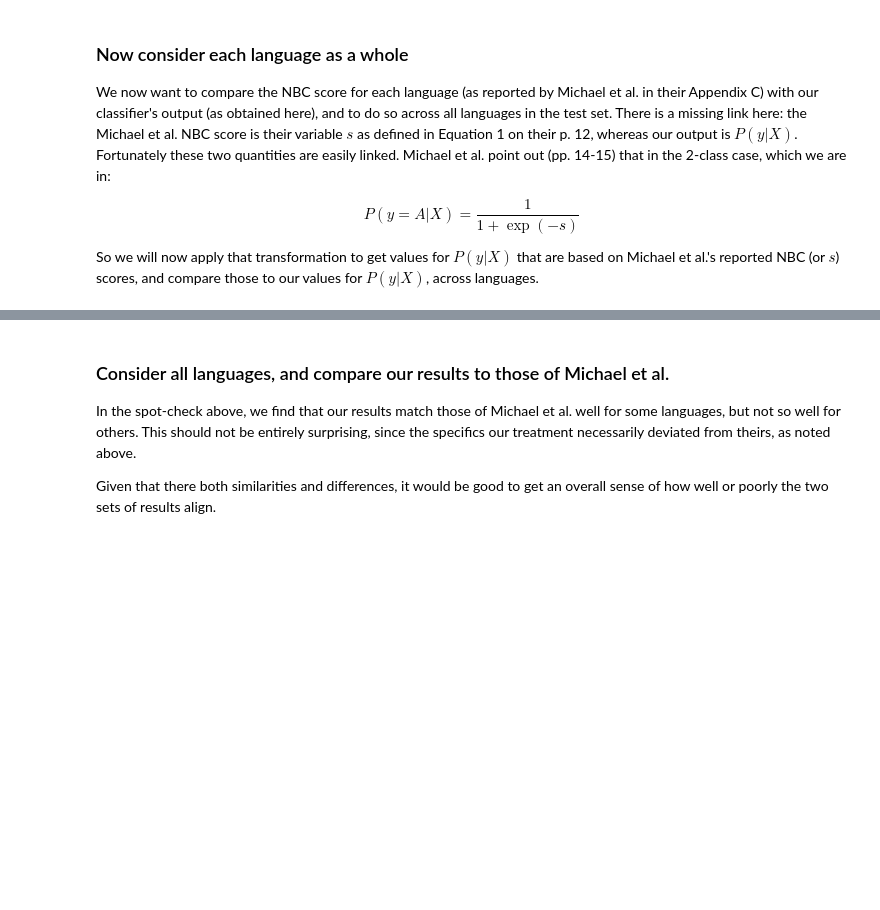
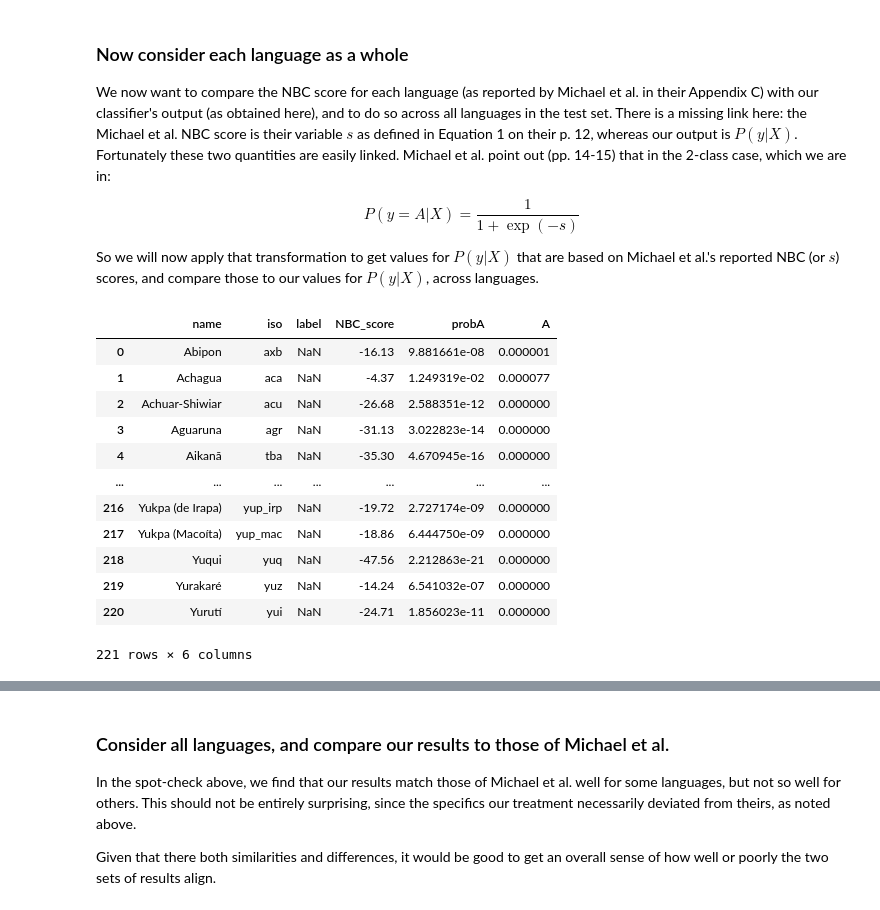
Before and after one commit to shaangao/LINGUIS-290L-COMP-LING, a Jupyter notebook: 08-hw/areality-distrib.ipynb, the cells around one changed output, grey strips where cells are left out. Saved outputs shown, nothing was run; the diff lists cells and outputs as text; code cells hidden in the pictures; blank space fills up the shorter version.

```diff
--- a/08-hw/areality-distrib.ipynb
+++ b/08-hw/areality-distrib.ipynb
@@ -110,4 +173,5 @@ labels.head()
 # now merge in the features data to create a single dataframe, with both features and labels
 # for the one core analysis.
 # YOUR CODE GOES HERE.
+one_core_data = pd.merge(features, labels, on='iso')
 one_core_data.head()
@@ -132,6 +204,10 @@ The classifications we obtain will obviously depend on the values $P(y)$ and $P(
 # data in training set has a class label; test set does not.
 # create a boolean vector is_training to separate training from test.
 # YOUR CODE GOES HERE.
+is_training = one_core_data["label"].notnull()
+train = one_core_data[is_training]
+test = one_core_data[~is_training]
+
 display(is_training)
 display(train.head())
 display(test.head())
@@ -217,5 +382,5 @@ This is easy to find out.  For each language in the test set, with feature vecto
 # then create df y_pred_probs containing, for each item X in test set, p(A|X) and p(C|X).
 
 # YOUR CODE GOES HERE.
-
+y_pred_probs = pd.DataFrame(fit_model.predict_proba(X_test), columns=["A","C"]).round(6)
 y_pred_probs
@@ -240,11 +447,26 @@ So we will now apply that transformation to get values for $P(y|X)$ that are bas
 # %%
 # apply the above transformation, store results in df results.
 
 # YOUR CODE GOES HERE.
+results["probA"] = 1 / (1 + np.exp(-results["NBC_score"]))
 
 # rt = results, trimmed
 rt = results[['name', 'iso', 'label', 'NBC_score', 'probA', 'A']]
 rt
+# %% [output]
+|  | name | iso | label | NBC_score | probA | A |
+| 0 | Abipon | axb | NaN | -16.13 | 9.881661e-08 | 0.000001 |
+| 1 | Achagua | aca | NaN | -4.37 | 1.249319e-02 | 0.000077 |
+| 2 | Achuar-Shiwiar | acu | NaN | -26.68 | 2.588351e-12 | 0.000000 |
+| 3 | Aguaruna | agr | NaN | -31.13 | 3.022823e-14 | 0.000000 |
+| 4 | Aikanã | tba | NaN | -35.30 | 4.670945e-16 | 0.000000 |
+| ... | ... | ... | ... | ... | ... | ... |
+| 216 | Yukpa (de Irapa) | yup_irp | NaN | -19.72 | 2.727174e-09 | 0.000000 |
+| 217 | Yukpa (Macoíta) | yup_mac | NaN | -18.86 | 6.444750e-09 | 0.000000 |
+| 218 | Yuqui | yuq | NaN | -47.56 | 2.212863e-21 | 0.000000 |
+| 219 | Yurakaré | yuz | NaN | -14.24 | 6.541032e-07 | 0.000000 |
+| 220 | Yurutí | yui | NaN | -24.71 | 1.856023e-11 | 0.000000 |
+221 rows × 6 columns
 # %%
 # spot-check a few lgs that michael et al. consider strongly vs. weakly "core-like", from p. 22.
 # some of these, e.g. 'ona', are actuallly not in the test set but rather training set.
```
Also changed, not shown: parts of 21 cells of this notebook.
